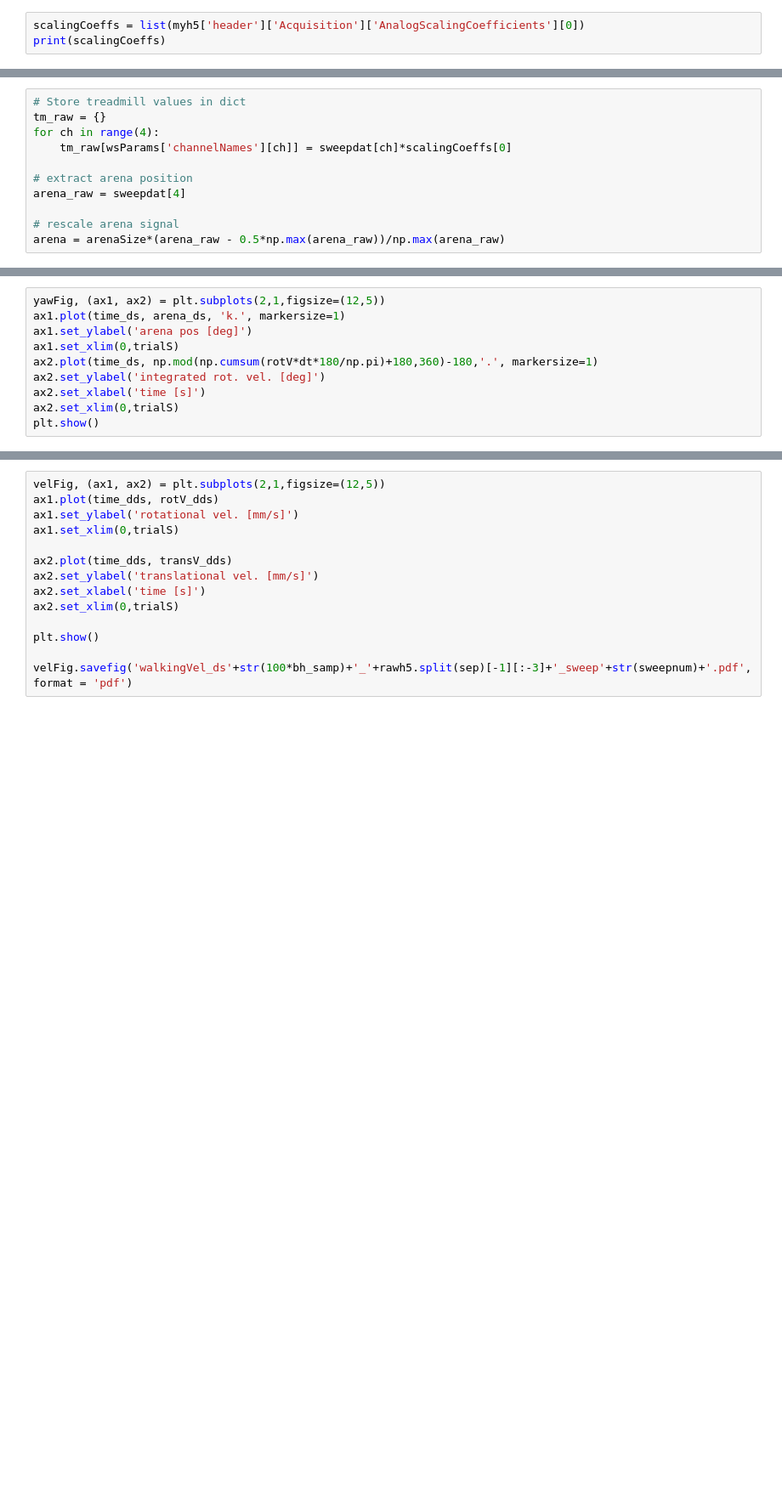
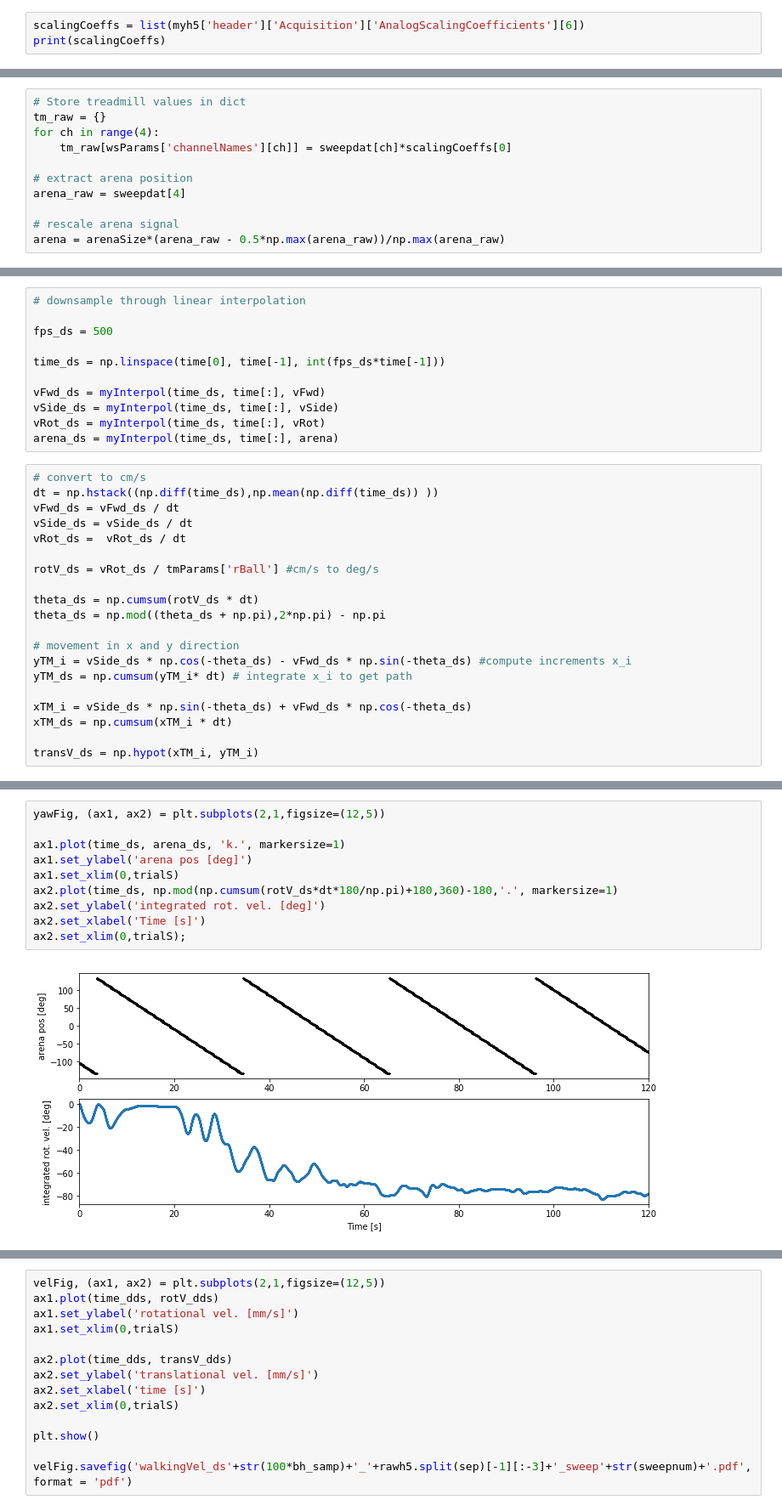
Before and after one commit to hjmh/beeImaging, a Jupyter notebook: AnalyzeBehaviorAndImaging.ipynb, the cells around one changed output, grey strips where cells are left out. Shown: that part at 85% size. Cells and saved outputs as stored; diff of their text form; blank space fills up the shorter version.

```diff
--- a/AnalyzeBehaviorAndImaging.ipynb
+++ b/AnalyzeBehaviorAndImaging.ipynb
@@ -319,7 +116,7 @@ sweepInd = 1
 sweepkey = h5keys[sweepInd]
 sweepdat = list(myh5[h5keys[sweepInd]]['analogScans'])
 # %%
-scalingCoeffs = list(myh5['header']['Acquisition']['AnalogScalingCoefficients'][0])
+scalingCoeffs = list(myh5['header']['Acquisition']['AnalogScalingCoefficients'][6])
 print(scalingCoeffs)
 # %% [output]
 [0.00036112387879333203, 0.00032877755951857268, -3.2766974414957873e-14, 2.2555316988730738e-18]
@@ -439,0 +212,31 @@ rotV = vRot_ds / rBall #mm/s to deg/s
+# %%
+# downsample through linear interpolation
+
+fps_ds = 500
+
+time_ds = np.linspace(time[0], time[-1], int(fps_ds*time[-1]))
+
+vFwd_ds = myInterpol(time_ds, time[:], vFwd)
+vSide_ds = myInterpol(time_ds, time[:], vSide)
+vRot_ds = myInterpol(time_ds, time[:], vRot)
+arena_ds = myInterpol(time_ds, time[:], arena)
+# %%
+# convert to cm/s
+dt = np.hstack((np.diff(time_ds),np.mean(np.diff(time_ds)) ))
+vFwd_ds = vFwd_ds / dt
+vSide_ds = vSide_ds / dt
+vRot_ds =  vRot_ds / dt
+
+rotV_ds = vRot_ds / tmParams['rBall'] #cm/s to deg/s
+
+theta_ds = np.cumsum(rotV_ds * dt)
+theta_ds = np.mod((theta_ds + np.pi),2*np.pi) - np.pi
+
+# movement in x and y direction
+yTM_i = vSide_ds * np.cos(-theta_ds) - vFwd_ds * np.sin(-theta_ds) #compute increments x_i
+yTM_ds = np.cumsum(yTM_i* dt) # integrate x_i to get path
+
+xTM_i = vSide_ds * np.sin(-theta_ds) + vFwd_ds * np.cos(-theta_ds)
+xTM_ds = np.cumsum(xTM_i * dt)
+
+transV_ds = np.hypot(xTM_i, yTM_i)
@@ -440,10 +245,12 @@ rotV = vRot_ds / rBall #mm/s to deg/s
 # %%
 yawFig, (ax1, ax2) = plt.subplots(2,1,figsize=(12,5))
+
 ax1.plot(time_ds, arena_ds, 'k.', markersize=1)
 ax1.set_ylabel('arena pos [deg]')
 ax1.set_xlim(0,trialS)
-ax2.plot(time_ds, np.mod(np.cumsum(rotV*dt*180/np.pi)+180,360)-180,'.', markersize=1)
+ax2.plot(time_ds, np.mod(np.cumsum(rotV_ds*dt*180/np.pi)+180,360)-180,'.', markersize=1)
 ax2.set_ylabel('integrated rot. vel. [deg]')
-ax2.set_xlabel('time [s]')
-ax2.set_xlim(0,trialS)
-plt.show()
+ax2.set_xlabel('Time [s]')
+ax2.set_xlim(0,trialS);
+# %% [output]
+[figure, added]
```
Also changed, not shown: parts of 61 cells of this notebook.
